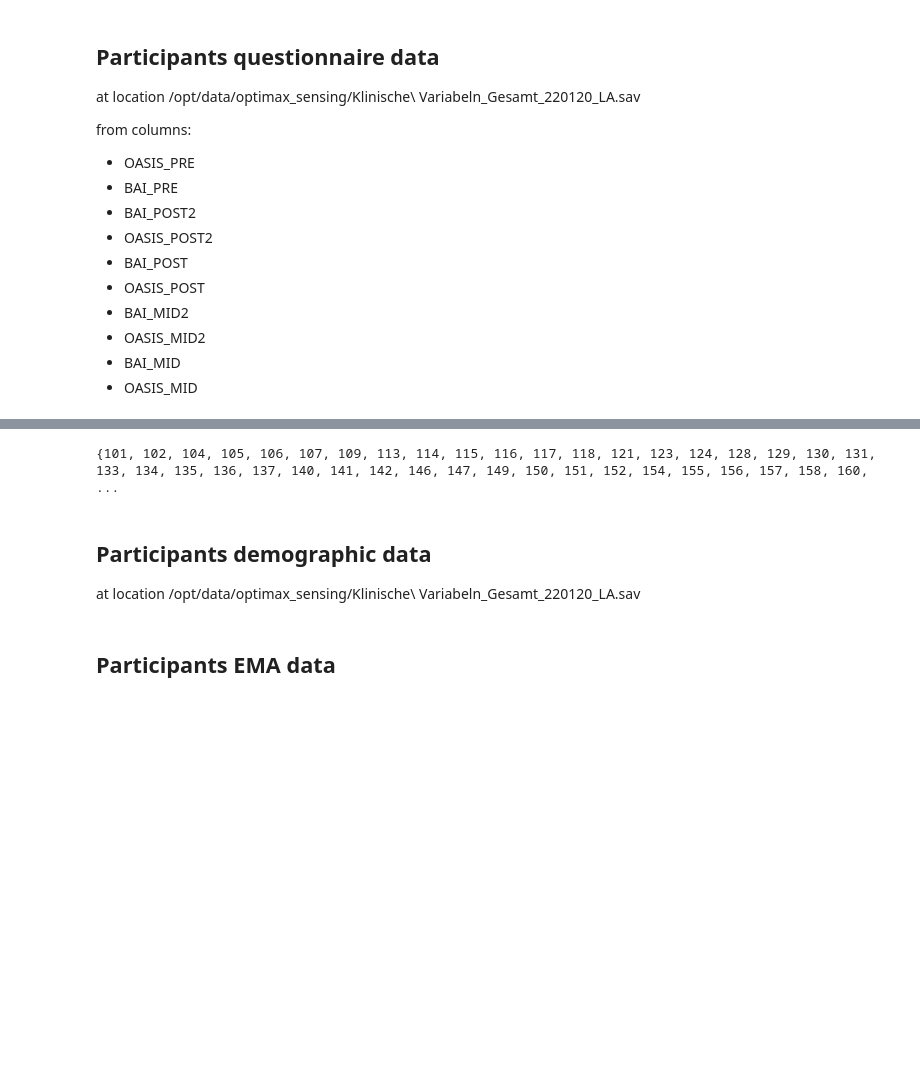
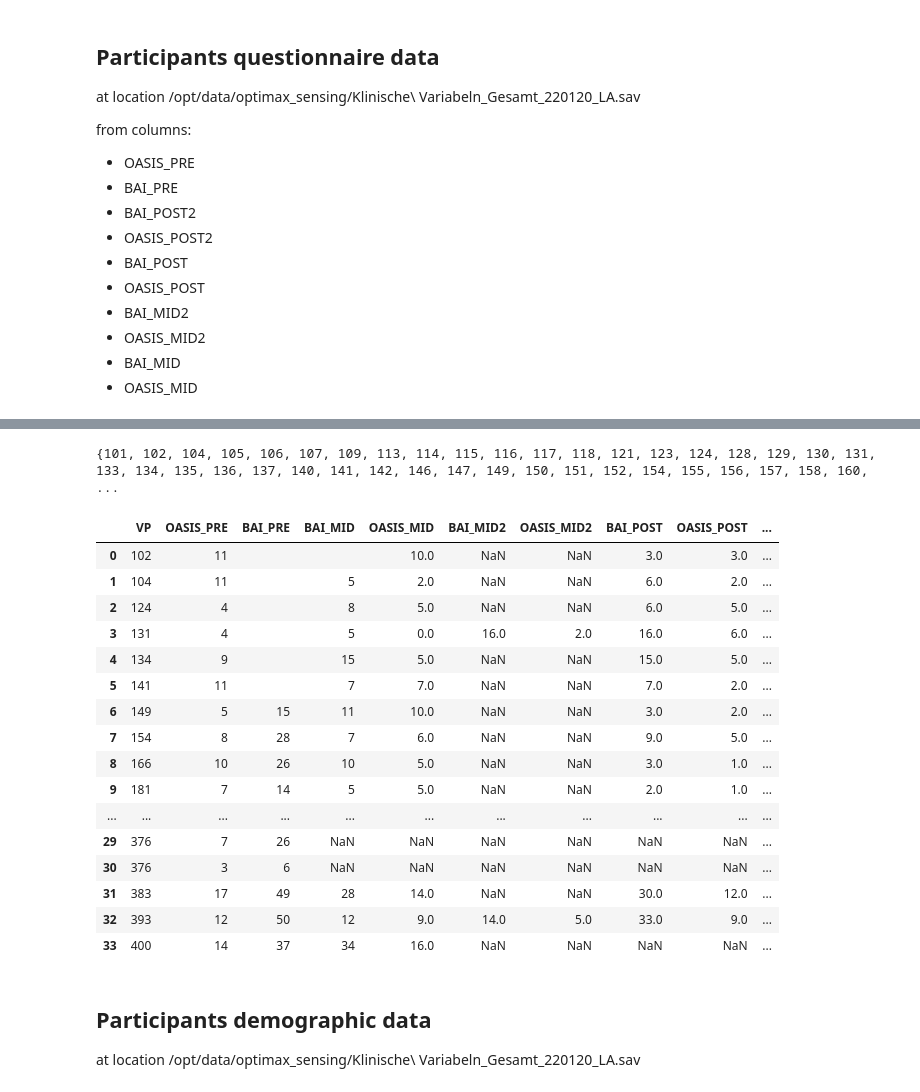
Before and after one commit to trelium/OPTIMAX-sensing, a Jupyter notebook: src/data/targets_wrangling.ipynb, the cells around one changed output, grey strips where cells are left out. Drawn from its saved outputs; the diff is of its cells as text; code cells hidden in the pictures; blank space fills up the shorter version.

```diff
--- a/src/data/targets_wrangling.ipynb
+++ b/src/data/targets_wrangling.ipynb
@@ -16,8 +16,8 @@ from columns:
 - OASIS_MID
 # %%
 import pandas as pd
-import datetime
-import pickle
+import re
+from bs4 import UnicodeDammit
 
 QU_PRE = "/opt/data/optimax_sensing/unipark/PRE_Klinische Variabeln_Gesamt_220120_LA.csv"
 QU_MIDa = "/opt/data/optimax_sensing/unipark/MID_Gesamtfile_211213_LA.csv"
@@ -25,6 +25,25 @@ QU_MIDb = "/opt/data/optimax_sensing/unipark/MID2_Gesamt_111021_AE.csv"
 QU_POSTa = "/opt/data/optimax_sensing/unipark/Post_Gesamt_20220214_LA.csv"
 QU_POSTb = "/opt/data/optimax_sensing/unipark/POST2_Gesamt_291021_AE.csv"
 
-def create_df(path):
-    df = pd.read_csv(path,sep = ';')
+paths = [QU_PRE, QU_MIDa, QU_MIDb, QU_POSTa, QU_POSTb]
+
+def extract_columns(path):
+    try:
+        df = pd.read_csv(path,sep = ';')
+    except:
+        df = pd.read_csv(path,sep = ';', encoding="windows-1252")
+        df.rename(columns={'ï»¿VP': 'VP'}, inplace=True)
+
+    cols = ["VP", "OASIS_PRE", "BAI_PRE", "BAI_POST2", "OASIS_POST2", "BAI_POST", "OASIS_POST", "BAI_MID2", "OASIS_MID2", "BAI_MID", "OASIS_MID"]
+    df = df[[i for i in cols if i in set(df.columns)]]
+    df["VP"] = [re.findall(r'[0-9]+', str(i), flags=0)[0] for i in df['VP']] #make participant id a numeric string
     return df
+
+def create_quest_df():
+    df = extract_columns(paths[0])
+    for path in paths[1:]:
+        df = df.merge(extract_columns(path), how = 'outer', on = ['VP'])
+    return df
+# %%
+df = create_quest_df()
+df
@@ -31,2 +64,36 @@ def create_df(path):
+# %%
+import re
+print(set([int(re.findall(r'[0-9]+', i, flags=0)[0]) for i in df['VP']]))
+# %% [output]
+{101, 102, 104, 105, 106, 107, 109, 113, 114, 115, 116, 117, 118, 121, 123, 124, 128, 129, 130, 131, 133, 134, 135, 136, 137, 140, 141, 142, 146, 147, 149, 150, 151, 152, 154, 155, 156, 157, 158, 160, ...
+# %%
+
+parta = ['p102', 'p104', 'p124', 'p131', 'p134', 'p141', 'p149', 'p154', 'p166', 'p170', 'p181', 'p194', 'p201', 'p208', 'p230', 'p255', 'p261', 'p262', 'p263', 'p265', 'p273', 'p284', 'p310', 'p319', 'p326', 'p333', 'p355', 'p366', 'p369', 'p376', 'p383', 'p393', 'p400']
+pspart = set([str(i[1:]) for i in parta]) #ones in ps dataset
+
+missing = pspart - set([str(re.findall(r'[0-9]+', i, flags=0)[0]) for i in df['VP']])  #no missing participants in questionnaire dataset
+# %%
+df = df[df['VP'].isin(pspart)]
+#df = df.drop(labels='level_0', axis=1)
+df.reset_index(inplace=True, drop=True)
+df.to_csv('/home/jmocel/trelium/OPTIMAX-sensing/processed_data/questionnaireGT.csv')
 # %%
-df = create_df(QU_PRE)
+df
+# %% [output]
+|  | VP | OASIS_PRE | BAI_PRE | BAI_MID | OASIS_MID | BAI_MID2 | OASIS_MID2 | BAI_POST | OASIS_POST | ... |
+| 0 | 102 | 11 |  |  | 10.0 | NaN | NaN | 3.0 | 3.0 | ... |
+| 1 | 104 | 11 |  | 5 | 2.0 | NaN | NaN | 6.0 | 2.0 | ... |
+| 2 | 124 | 4 |  | 8 | 5.0 | NaN | NaN | 6.0 | 5.0 | ... |
+| 3 | 131 | 4 |  | 5 | 0.0 | 16.0 | 2.0 | 16.0 | 6.0 | ... |
+| 4 | 134 | 9 |  | 15 | 5.0 | NaN | NaN | 15.0 | 5.0 | ... |
+| 5 | 141 | 11 |  | 7 | 7.0 | NaN | NaN | 7.0 | 2.0 | ... |
+| 6 | 149 | 5 | 15 | 11 | 10.0 | NaN | NaN | 3.0 | 2.0 | ... |
+| 7 | 154 | 8 | 28 | 7 | 6.0 | NaN | NaN | 9.0 | 5.0 | ... |
+| 8 | 166 | 10 | 26 | 10 | 5.0 | NaN | NaN | 3.0 | 1.0 | ... |
+| 9 | 181 | 7 | 14 | 5 | 5.0 | NaN | NaN | 2.0 | 1.0 | ... |
+| ... | ... | ... | ... | ... | ... | ... | ... | ... | ... | ... |
+| 29 | 376 | 7 | 26 | NaN | NaN | NaN | NaN | NaN | NaN | ... |
+| 30 | 376 | 3 | 6 | NaN | NaN | NaN | NaN | NaN | NaN | ... |
+| 31 | 383 | 17 | 49 | 28 | 14.0 | NaN | NaN | 30.0 | 12.0 | ... |
+| 32 | 393 | 12 | 50 | 12 | 9.0 | 14.0 | 5.0 | 33.0 | 9.0 | ... |
+| 33 | 400 | 14 | 37 | 34 | 16.0 | NaN | NaN | NaN | NaN | ... |
@@ -39,8 +100,3 @@ missing = parta - set([int(re.findall(r'[0-9]+', i, flags=0)[0]) for i in df['VP
-# %%
-
-print(set([int(re.findall(r'[0-9]+', i, flags=0)[0]) for i in df['VP']]))
-# %% [output]
-{101, 102, 104, 105, 106, 107, 109, 113, 114, 115, 116, 117, 118, 121, 123, 124, 128, 129, 130, 131, 133, 134, 135, 136, 137, 140, 141, 142, 146, 147, 149, 150, 151, 152, 154, 155, 156, 157, 158, 160, ...
 # %% [markdown]
 ## Participants demographic data
 at location  /opt/data/optimax_sensing/Klinische\ Variabeln_Gesamt_220120_LA.sav
@@ -49,2 +102,0 @@ at location  /opt/data/optimax_sensing/Klinische\ Variabeln_Gesamt_220120_LA.sav
-# %% [markdown]
-## Participants EMA data
```
Also changed, not shown: parts of 6 cells of this notebook, 1 other file.
